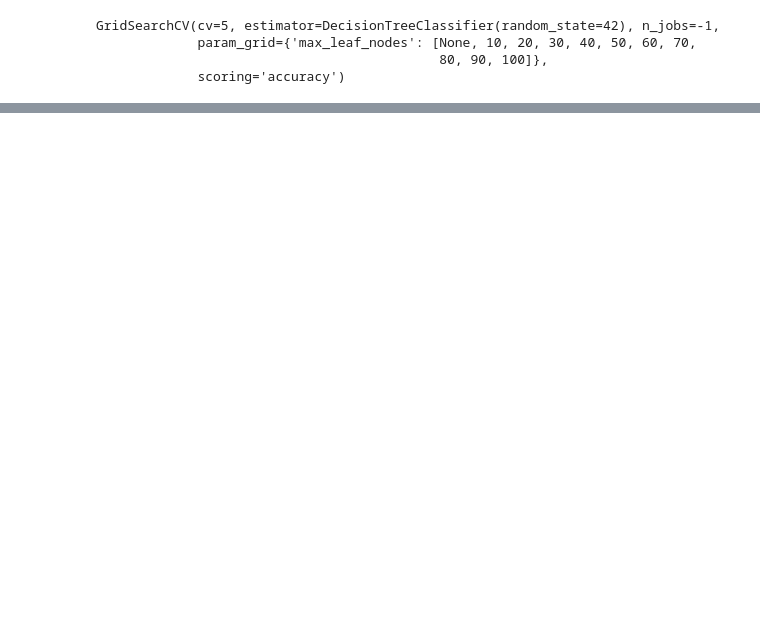
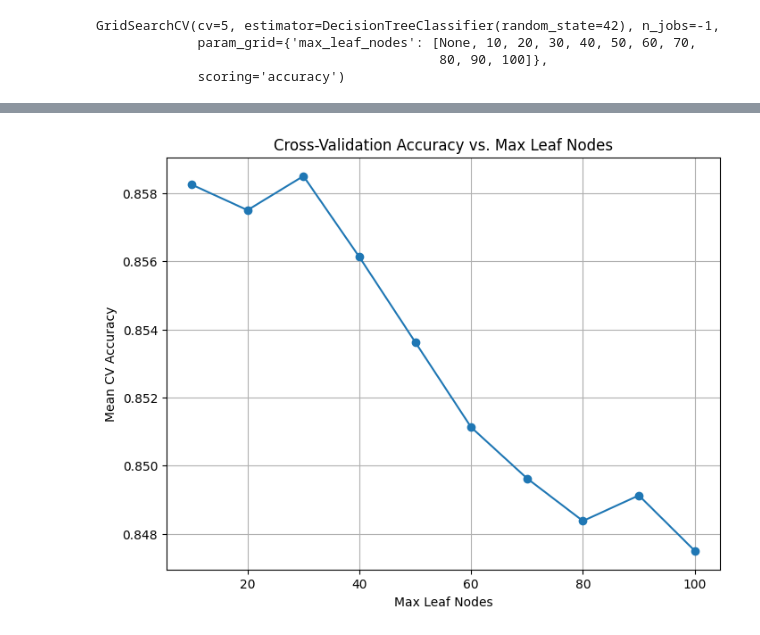
Before and after one commit to mrashutoshnigam/ai-ml-course, a Jupyter notebook: Machine-Learning/Oreilly/Exercise/Chapter6/ques7.ipynb, the cells around one changed output, grey strips where cells are left out. Cells and saved outputs as stored; diff of their text form; code cells hidden in the pictures; blank space fills up the shorter version.

```diff
--- a/Machine-Learning/Oreilly/Exercise/Chapter6/ques7.ipynb
+++ b/Machine-Learning/Oreilly/Exercise/Chapter6/ques7.ipynb
@@ -81,0 +111,23 @@ plt.show()
+# %%
+import numpy as np
+import matplotlib.pyplot as plt
+
+# Extract results from grid_search.cv_results_ (assuming grid_search is already fitted)
+params = grid_search.cv_results_['params']
+scores = grid_search.cv_results_['mean_test_score']
+
+# Filter for unique max_leaf_nodes values (handling None appropriately)
+leaf_nodes = [p.get('max_leaf_nodes', None) for p in params]  # Use .get() to avoid KeyError if absent
+unique_leaf_nodes = np.unique([ln for ln in leaf_nodes if ln is not None])  # Exclude None if present, or adjust as needed
+avg_scores = [np.mean(scores[np.array(leaf_nodes) == ln]) for ln in unique_leaf_nodes]
+
+# Plot
+plt.figure(figsize=(8, 6))
+plt.plot(unique_leaf_nodes, avg_scores, marker='o')
+plt.title('Cross-Validation Accuracy vs. Max Leaf Nodes')
+plt.xlabel('Max Leaf Nodes')
+plt.ylabel('Mean CV Accuracy')
+plt.grid(True)
+plt.show()
+# %% [output]
+[figure, added]
```
Also changed, not shown: parts of 9 cells of this notebook.
